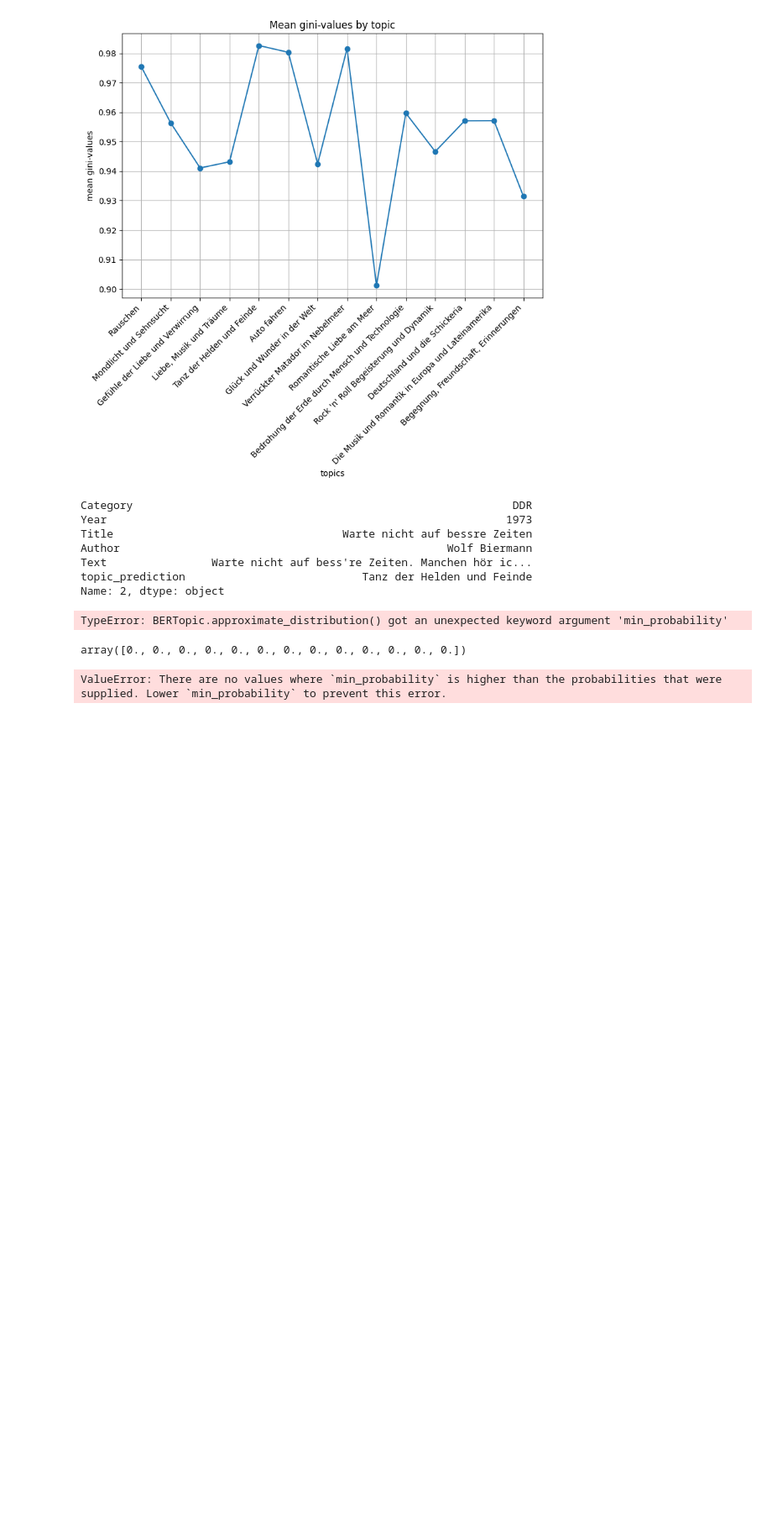
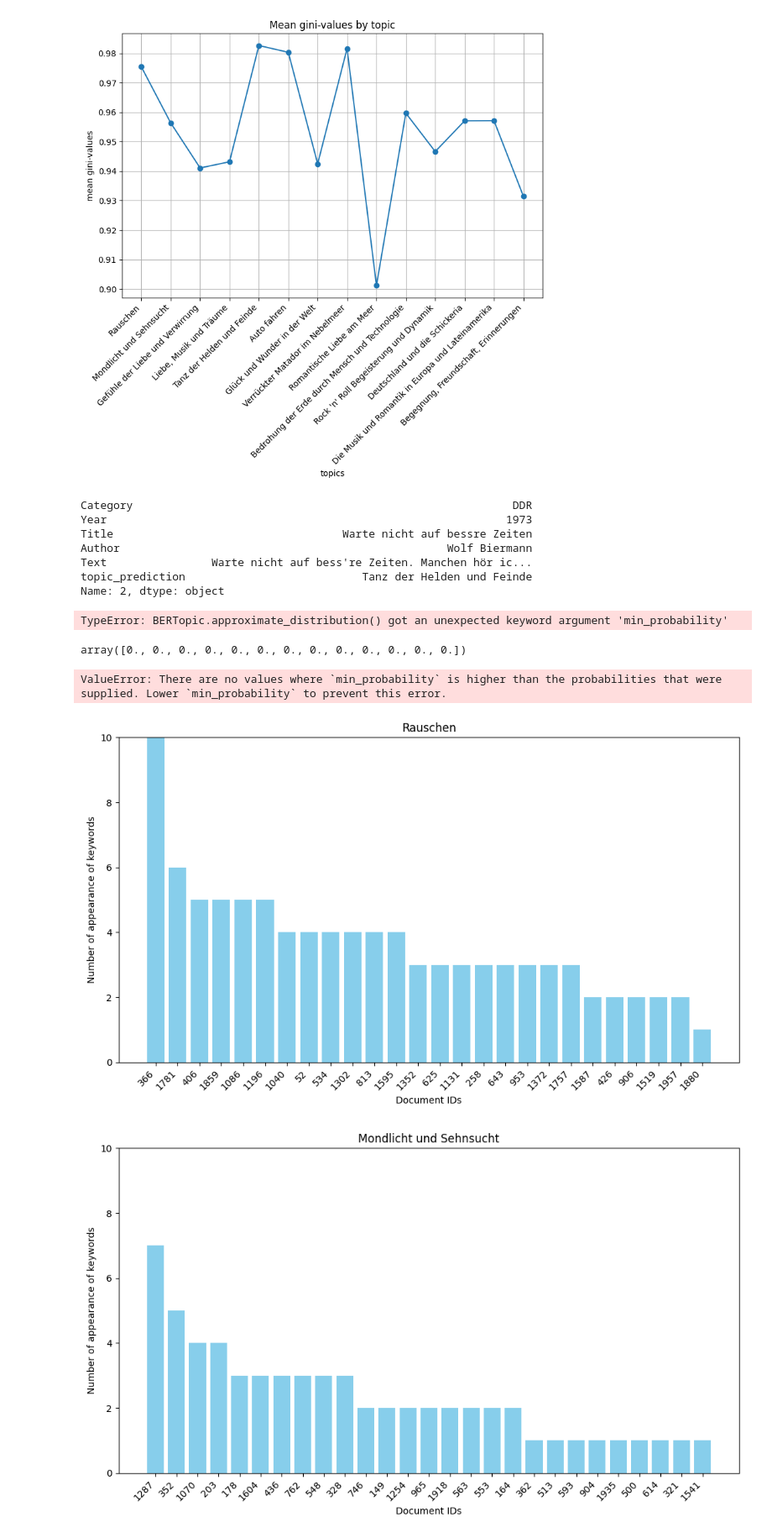
Before and after one commit to TimOps102/Topic_modelling_songs, a Jupyter notebook: Visualization of the data.ipynb, the cells around one changed output. Shown at 84% size. Cells and saved outputs as stored; diff of their text form; code cells hidden in the pictures; blank space fills up the shorter version.

Commit message:
keyword_distributiopn

```diff
--- a/Visualization of the data.ipynb
+++ b/Visualization of the data.ipynb
@@ -185,26 +185,3 @@ def preprocess(textcollection, word):
             new_texts.append(new.split())
 
     return new_texts
-# %%
-import copy
-import numpy as np
-
-hhi_avgs=[]
-for i in range(14):
-    topic_number = i-1
-    keywords = [x[0] for x in my_model.get_topic(topic_number,full=True)["MMR"]]
-    topic = my_model.get_topic_info().at[i,"CustomName"]
-    songcollection = [x.lower() for x in list(df[df["topic_prediction"]==topic]["Text"])]
-
-    print(topic)
-    avg = []
-    for word in keywords:
-        songs = preprocess(songcollection, word)
-        print(word+ ": ", gini_coefficient(songs, word))
-        avg.append(gini_coefficient(songs, word))
-
-    avg = [x for x in avg if x >0.0001]
-    hhi_avgs.append(sum(avg)/len(avg))
-    print("Average HHI: ", sum(avg)/len(avg))
-
-    print("\n\n\n\n")
@@ -284,3 +243,27 @@ array([0., 0., 0., 0., 0., 0., 0., 0., 0., 0., 0., 0., 0.])
 my_model.visualize_distribution(topic_distr[4], min_probability=0)
 # %% [output]
 ValueError: There are no values where `min_probability` is higher than the probabilities that were supplied. Lower `min_probability` to prevent this error.
+# %%
+import copy
+import numpy as np
+
+distrib= []
+for i in range(14):
+    topic_number = i-1
+    keywords = [x[0] for x in my_model.get_topic(topic_number,full=True)["MMR"]]
+    topic = my_model.get_topic_info().at[i,"CustomName"]
+   # songcollection = [x.lower() for x in list(df[df["topic_prediction"]==topic]["Text"])]
+
+    selected = df[df["topic_prediction"] == topic]
+    documents ={}
+    for word in keywords:
+        for index, row in selected.iterrows():
+            if word in row["Text"].lower():
+                if str(index) in documents:
+                    documents[str(index)] +=1
+                else:
+                    documents[str(index)] = 1
+    visualize_dictionary(documents, topic)
+# %% [output]
+[figure, added]
+[figure, added]
```
Also changed, not shown: parts of 5 cells of this notebook, 3 other files.
